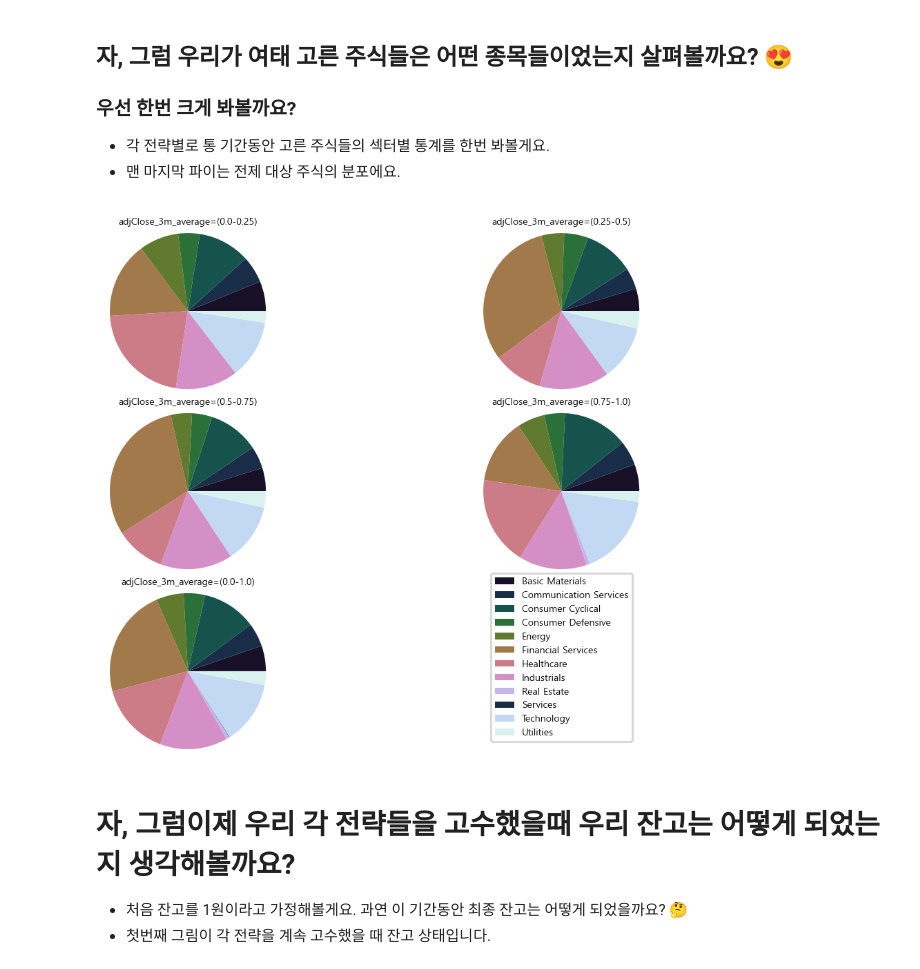
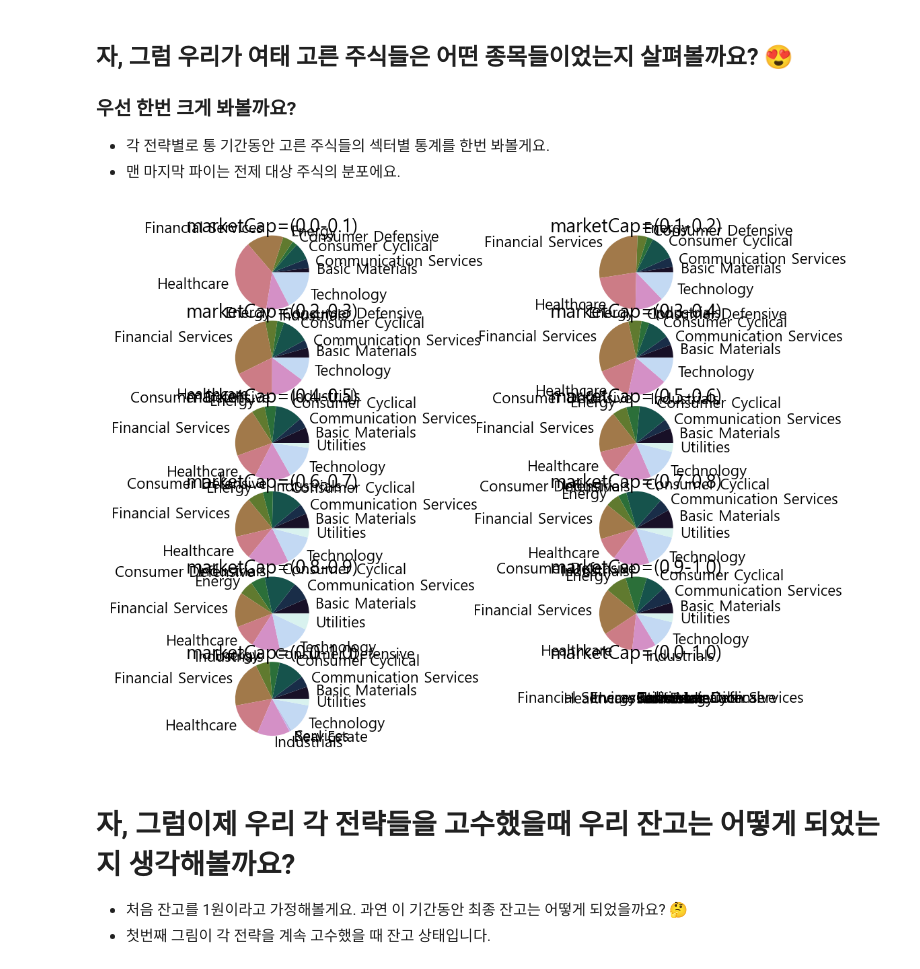
Before and after one commit to icsl-Jeon/EastFox, a Jupyter notebook: seminar/backtesting.ipynb, the cells around one changed output. Cells and saved outputs as stored; diff of their text form; code cells hidden in the pictures.

```diff
--- a/seminar/backtesting.ipynb
+++ b/seminar/backtesting.ipynb
@@ -16,9 +16,9 @@ sys.path.append(str(Path.cwd().parent))
 from core.constants import *
 from core.strategy import Selector, SelectorType, SelectorSequence, Filter
 
-target_key = TableKey.PRICE_HISTORY_THREE_MONTH_RESAMPLE  # 배당 / 순이익 / 시총 등 테스트
+target_key = TableKey.MARKET_CAPITALIZATION
 
-n_division = 4
+n_division = 5
 lookback_year = 1
 
 filter_list = []
@@ -27,7 +27,7 @@ relative_range_list.append((0.0, 1.0))
 
 for relative_value_range in relative_range_list:
     filter_name = target_key + '=(' + str(relative_value_range[0]) + '-' + str(relative_value_range[1]) + ')'
-    relative_selector = Selector(type=SelectorType.GROWTH, key=target_key, value=relative_value_range,
+    relative_selector = Selector(type=SelectorType.HORIZON_RANGE, key=target_key, value=relative_value_range,
                                  horizon=lookback_year,
                                  is_absolute=False)
     selector_sequence = SelectorSequence(selectors=[relative_selector])
@@ -70,3 +70,20 @@ with tqdm_object as pbar:
 print("다 되었어요!")
 # %% [output]
 다 되었어요!
+# %%
+from core.evaluate import extract_sector_count_from_segment
+from core.evaluate import SECTOR_COLOR_MAP
+import matplotlib.pyplot as plt
+import math
+
+fig, axs = plt.subplots(math.ceil(len(strategist_list)/2), 2, subplot_kw=dict(aspect="equal"), )
+for idx, strategist in enumerate(strategist_list):
+    ax = axs[int(idx/2), idx%2]
+    accumulated_sector_count = pd.concat([extract_sector_count_from_segment(column, db_interface) for column in strategist.state[1:]],axis=1).sort_index().fillna(0).astype(int).sum(axis=1)
+    wedges, autotexts = ax.pie(accumulated_sector_count.values,colors=[SECTOR_COLOR_MAP[sector] for sector in accumulated_sector_count.index])
+    if idx == len(strategist_list)-1:
+        ax.legend(wedges, list(accumulated_sector_count.index))
+        plt.setp(autotexts, size=4, weight="bold")
+
+    ax.set_title(strategist.name)
+plt.show()
@@ -76,22 +110,22 @@ print("다 되었어요!")
 * 각 전략별로 통 기간동안 고른 주식들의 섹터별 통계를 한번 봐볼게요.
 * 맨 마지막 파이는 전제 대상 주식의 분포에요.
 # %%
-from core.evaluate import show_sector_distribution, prepare_canvas
+from core.evaluate import show_selection, prepare_canvas
 import matplotlib.pyplot as plt
 import math
 import matplotlib as mpl
 mpl.rcParams.update(mpl.rcParamsDefault)
 
-prepare_canvas(dpi=200)
+prepare_canvas(dpi=200, fontsize=8)
 %matplotlib inline
 for idx, strategist in enumerate(strategist_list):
     plt.subplot(math.ceil(len(strategist_list) / 2), 2, idx + 1)
-    show_sector_distribution(strategist, db_interface, radius=1.3, title_fontsize=5, legend_fontsize=3, put_legend=False)
+    show_selection(strategist, db_interface, radius=1.3, title_fontsize=5, legend_fontsize=3, put_legend=False)
 
 plt.subplot(math.ceil(len(strategist_list) / 2), 2, len(strategist_list)+1)
-show_sector_distribution(strategist, db_interface, radius=0.01, title_fontsize=0, legend_fontsize=5, put_legend=True)
+show_selection(strategist, db_interface, radius=0.01, title_fontsize=8, legend_fontsize=5, put_legend=True)
 # %% [output]
-[figure, old version]
+[figure, new version]
 # %% [markdown]
 # 자, 그럼이제 우리 각 전략들을 고수했을때 우리 잔고는 어떻게 되었는지 생각해볼까요?
 * 처음 잔고를 1원이라고 가정해볼게요. 과연 이 기간동안 최종 잔고는 어떻게 되었을까요? 🤔
```
Also changed, not shown: parts of 5 cells of this notebook, 12 other files.
